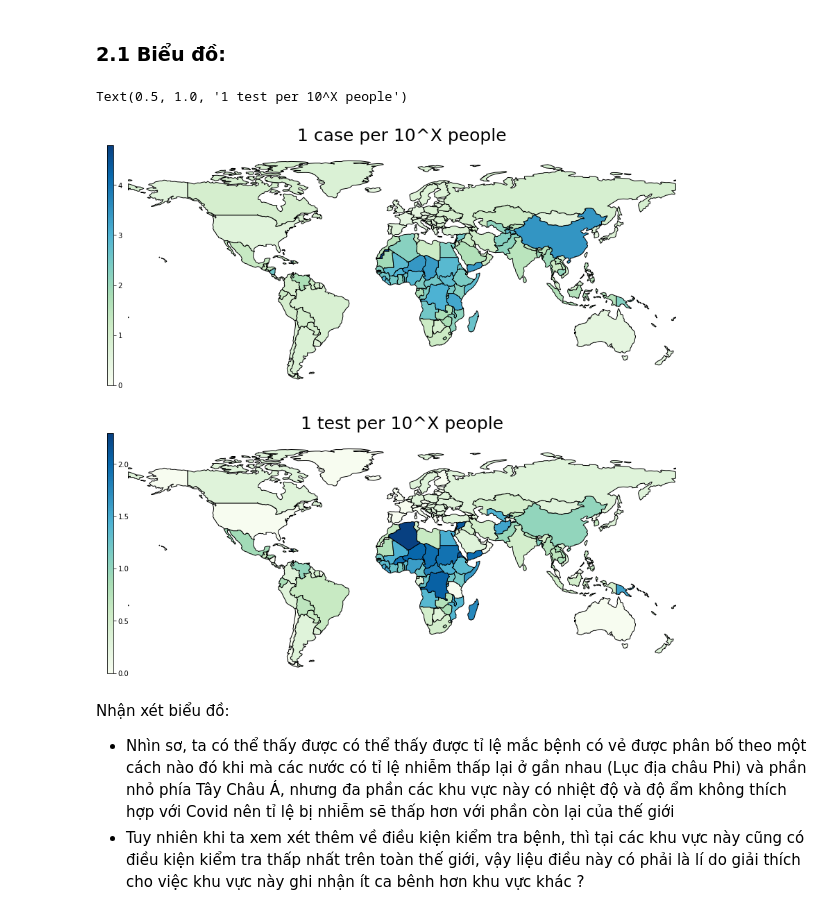
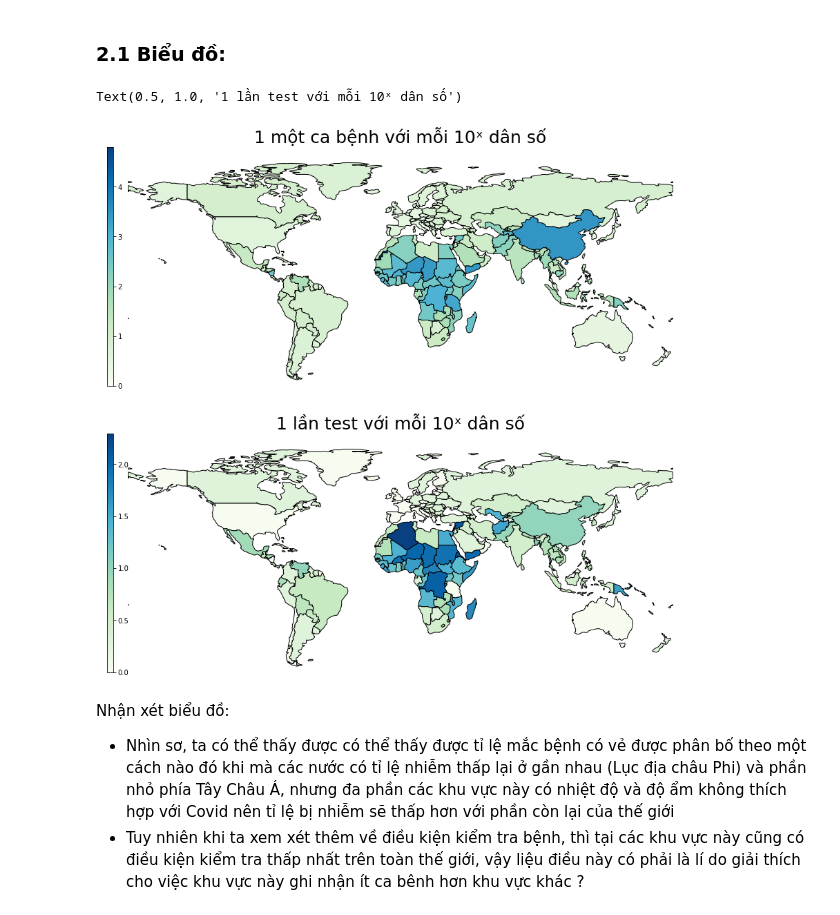
Before and after one commit to quytrungg/Group02_Lab01_CSC10108, a Jupyter notebook: data_analysis_visualize/NT_analysis.ipynb, the cells around one changed output. Drawn from its saved outputs; the diff is of its cells as text; code cells hidden in the pictures.

```diff
--- a/data_analysis_visualize/NT_analysis.ipynb
+++ b/data_analysis_visualize/NT_analysis.ipynb
@@ -66,9 +77,16 @@ covid_df =  covid_df.replace(['USA','UK','Bosnia and Herzegovina','S. Korea','We
 # %%
-temp = geopandas.GeoDataFrame(covid_df.set_index('Country').join(df[['Country','geometry']].set_index('Country'),lsuffix='_caller', rsuffix='_other',))
+#Gộp dữ liệu 2 bảng
+data = geopandas.GeoDataFrame(
+    covid_df.set_index('Country').join(
+        df[['Country','geometry']].set_index('Country'),
+        lsuffix='_caller',
+        rsuffix='_other',)
+    )
 # %%
-
-
-def MapPlot(Col, Norm = None,figsize =(30,18),fig = None, ax = None,data=temp,cmap ='cool',vcenter = None,fontdict={'fontsize': '25', 'fontweight': '3'} ):
+def MapPlot(Col, Norm = None,figsize =(30,18),fig = None,
+            ax = None,data=data,cmap ='cool',vcenter = None,
+            fontdict={'fontsize': '25', 'fontweight': '3'}
+            ):
     col_plot = Col
     if fig == None and ax == None:
         fig, ax = plt.subplots(1, figsize=figsize)
@@ -100,18 +118,27 @@ def MapPlot(Col, Norm = None,figsize =(30,18),fig = None, ax = None,data=temp,cm
     # Add the colorbar to the figure
     cbaxes = ax.inset_axes([0.01, 0.02, 0.01, 1])
     cbar = fig.colorbar(sm, cax=cbaxes)
-    cbar.set_ticks()
 # %%
 fig, (ax1,ax2) = plt.subplots(2, figsize=(30, 14))
 
-MapPlot('CasePerPPL', data = temp.assign(CasePerPPL = lambda x: x['1 Case every X ppl']+1), cmap = 'GnBu',ax=ax1,fig=fig, Norm = np.log10)
-ax1.set_title('1 case per 10^X people', fontdict={'fontsize': '25', 'fontweight': '3'})
+MapPlot('CasePerPPL',
+        data = data.assign(CasePerPPL = lambda x: x['1 Case every X ppl']+1),
+        cmap = 'GnBu',
+        ax=ax1,
+        fig=fig,
+        Norm = np.log10)
+ax1.set_title('1 một ca bệnh với mỗi 10ˣ dân số', fontdict={'fontsize': '25', 'fontweight': '3'})
 
-MapPlot('CasePerPPL', data = temp.assign(CasePerPPL = lambda x: x['1 Test every X ppl']+1), cmap = 'GnBu',ax=ax2,fig=fig, Norm = np.log10)
-ax2.set_title('1 test per 10^X people', fontdict={'fontsize': '25', 'fontweight': '3'})
+MapPlot('CasePerPPL',
+        data = data.assign(CasePerPPL = lambda x: x['1 Test every X ppl']+1),
+        cmap = 'GnBu',
+        ax=ax2,
+        fig=fig,
+        Norm = np.log10)
+ax2.set_title('1 lần test với mỗi 10ˣ dân số', fontdict={'fontsize': '25', 'fontweight': '3'})
 # %% [output]
-Text(0.5, 1.0, '1 test per 10^X people')
+Text(0.5, 1.0, '1 lần test với mỗi 10ˣ dân số')
-[figure, old version]
+[figure, new version]
 # %% [markdown]
 Nhận xét biểu đồ:
 - Nhìn sơ, ta có thể thấy được có thể thấy được tỉ lệ mắc bệnh có vẻ được phân bố theo một cách nào đó khi mà các nước có tỉ lệ nhiễm thấp lại ở gần nhau (Lục địa châu Phi) và phần nhỏ phía Tây Châu Á, nhưng đa phần các khu vực này có nhiệt độ và độ ẩm không thích hợp với Covid nên tỉ lệ bị nhiễm sẽ thấp hơn với phần còn lại của thế giới
```
Also changed, not shown: parts of 4 cells of this notebook, 6 other files.
